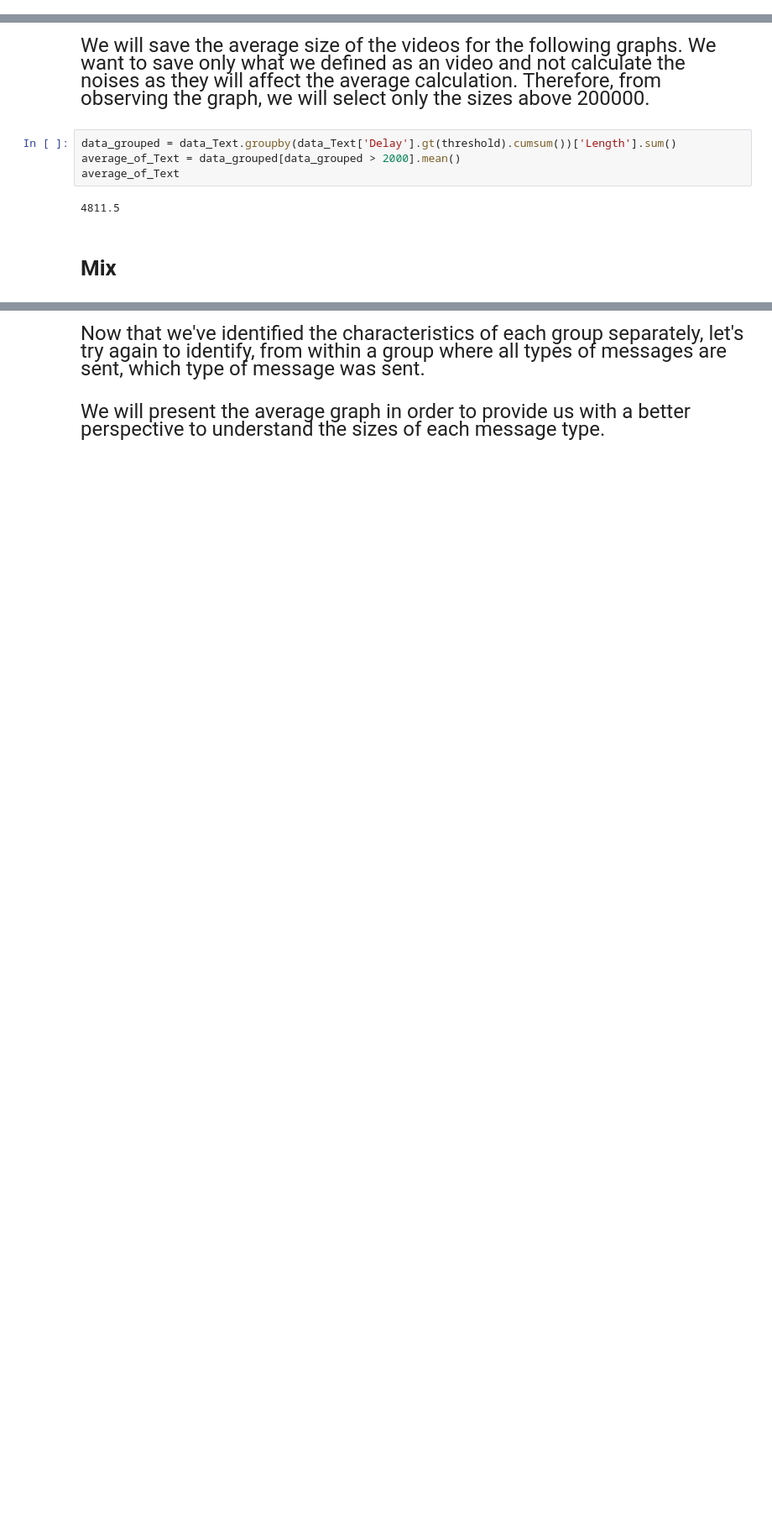
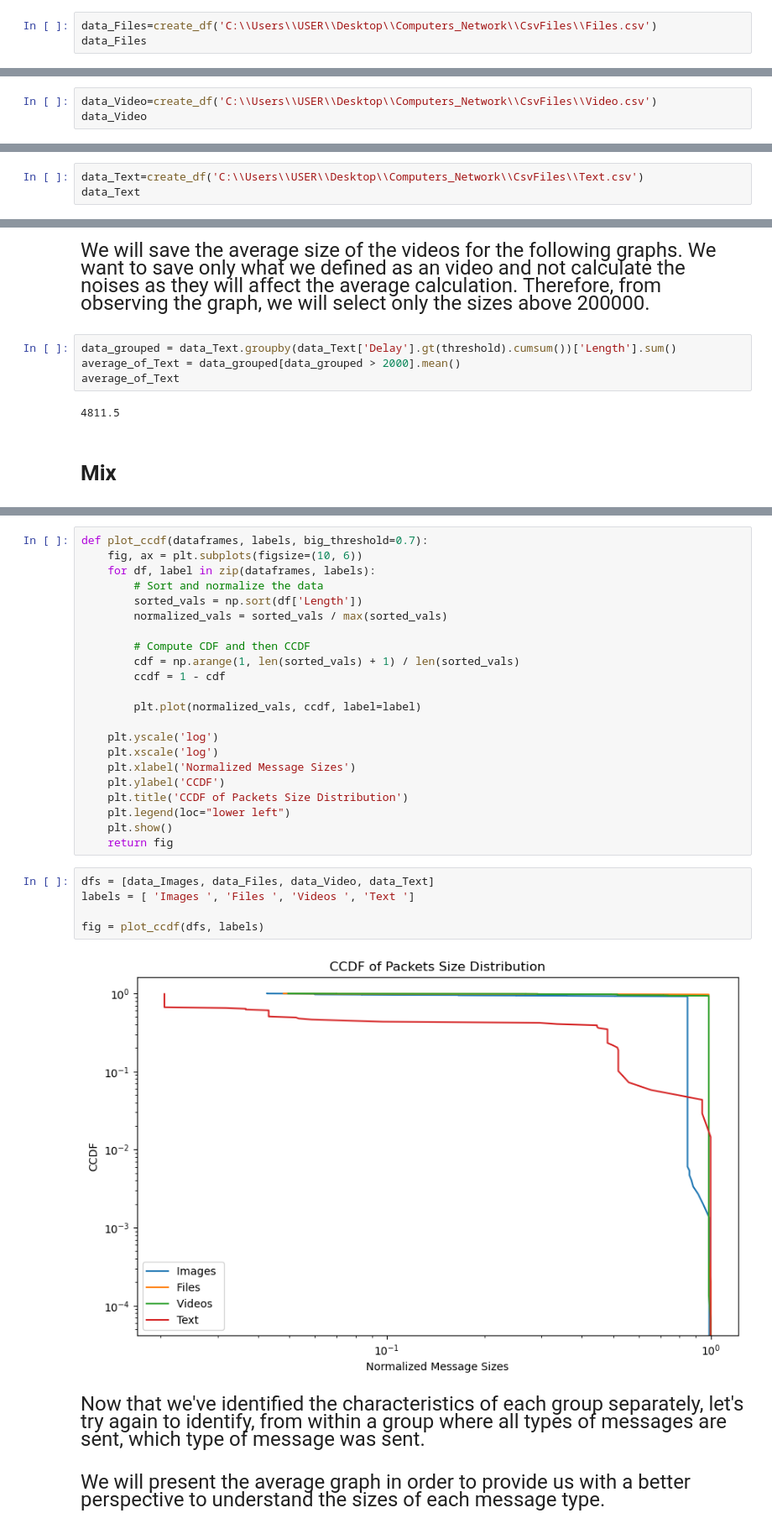
Before and after one commit to Kfirul/Computer_Networks_Final_Project, a Jupyter notebook: Computers Network.ipynb, the cells around one changed output, grey strips where cells are left out. Shown at 84% size. Saved outputs shown, nothing was run; the diff lists cells and outputs as text; blank space fills up the shorter version.

```diff
--- a/Computers Network.ipynb
+++ b/Computers Network.ipynb
@@ -381,0 +353,3 @@ data_Files
+# %%
+data_Files=create_df('C:\\Users\\USER\\Desktop\\Computers_Network\\CsvFiles\\Files.csv')
+data_Files
@@ -494,0 +452,3 @@ data_Video
+# %%
+data_Video=create_df('C:\\Users\\USER\\Desktop\\Computers_Network\\CsvFiles\\Video.csv')
+data_Video
@@ -605,0 +543,3 @@ Unlike the previous message types, here the probability of packets with very low
+# %%
+data_Text=create_df('C:\\Users\\USER\\Desktop\\Computers_Network\\CsvFiles\\Text.csv')
+data_Text
@@ -622,3 +596,32 @@ average_of_Text
+# %%
+def plot_ccdf(dataframes, labels, big_threshold=0.7):
+    fig, ax = plt.subplots(figsize=(10, 6))
+    for df, label in zip(dataframes, labels):
+        # Sort and normalize the data
+        sorted_vals = np.sort(df['Length'])
+        normalized_vals = sorted_vals / max(sorted_vals)
+
+        # Compute CDF and then CCDF
+        cdf = np.arange(1, len(sorted_vals) + 1) / len(sorted_vals)
+        ccdf = 1 - cdf
+
+        plt.plot(normalized_vals, ccdf, label=label)
+
+    plt.yscale('log')
+    plt.xscale('log')
+    plt.xlabel('Normalized Message Sizes')
+    plt.ylabel('CCDF')
+    plt.title('CCDF of Packets Size Distribution')
+    plt.legend(loc="lower left")
+    plt.show()
+    return fig
+# %%
+dfs = [data_Images, data_Files, data_Video, data_Text]
+labels = [ 'Images ', 'Files ', 'Videos ', 'Text ']
+
+fig = plot_ccdf(dfs, labels)
+# %% [output]
+[figure, added]
 # %% [markdown]
 <span style="font-size: x-large;">
 
```
Also changed, not shown: parts of 101 cells of this notebook, 1 other file.
